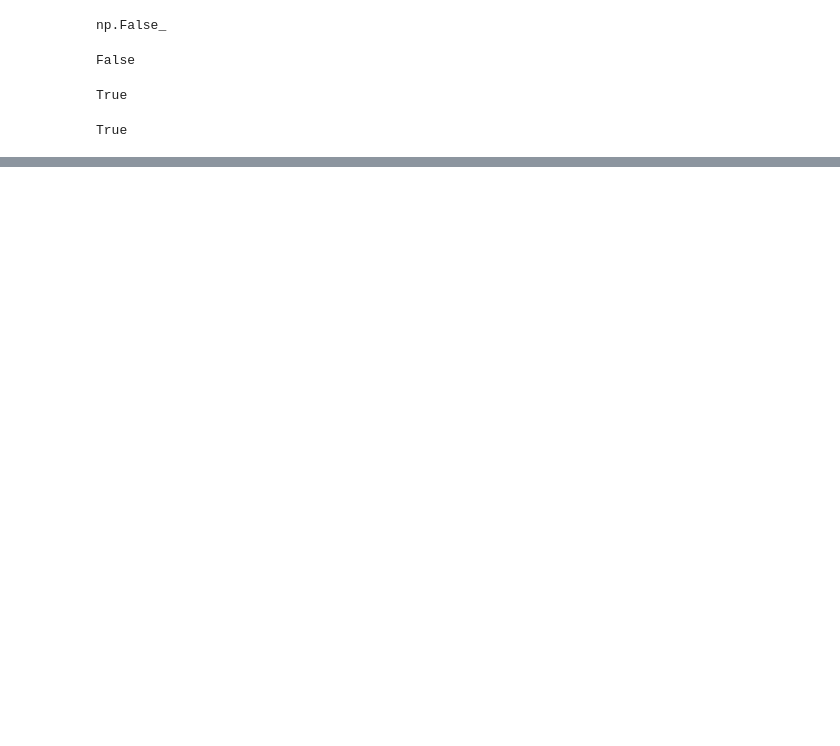
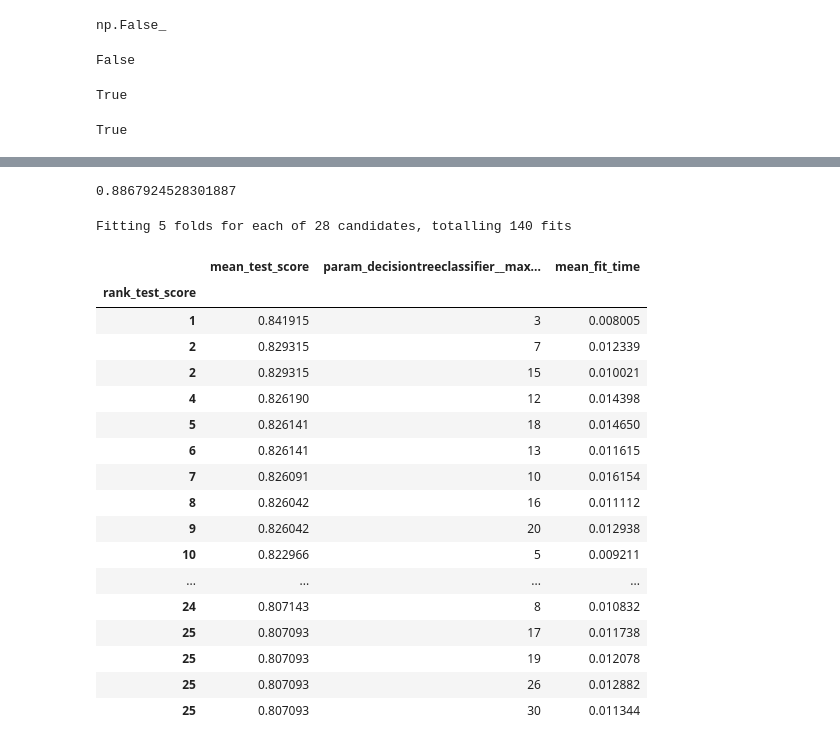
Before and after one commit to ricd99/nhl-test-2, a Jupyter notebook: eda.ipynb, the cells around one changed output, grey strips where cells are left out. Drawn from its saved outputs; the diff is of its cells as text; code cells hidden in the pictures; blank space fills up the shorter version.

Commit message:
grid search for dt

```diff
--- a/eda.ipynb
+++ b/eda.ipynb
@@ -291,0 +293,37 @@ plt.show()
+# %%
+test_pipe = make_pipeline(preprocessor, LogisticRegression())
+
+test_pipe.fit(X_train, y_train)
+test_score = test_pipe.score(X_test, y_test)
+# %%
+test_score
+# %% [output]
+0.8867924528301887
+# %%
+param_grid_dt = {
+    "decisiontreeclassifier__max_depth": np.arange(3, 31)
+}
+pipe_dt = make_pipeline(preprocessor, DecisionTreeClassifier())
+random_search_dt = GridSearchCV(pipe_dt, param_grid_dt, verbose=1, n_jobs=-1,) #grid search because small search space
+random_search_dt.fit(X_train, y_train)
+pd.DataFrame(random_search_dt.cv_results_)[["mean_test_score", "param_decisiontreeclassifier__max_depth", "mean_fit_time", "rank_test_score"]].set_index("rank_test_score").sort_index()
+# %% [output]
+Fitting 5 folds for each of 28 candidates, totalling 140 fits
+|  | mean_test_score | param_decisiontreeclassifier__max... | mean_fit_time |
+| rank_test_score |  |  |  |
+| 1 | 0.841915 | 3 | 0.008005 |
+| 2 | 0.829315 | 7 | 0.012339 |
+| 2 | 0.829315 | 15 | 0.010021 |
+| 4 | 0.826190 | 12 | 0.014398 |
+| 5 | 0.826141 | 18 | 0.014650 |
+| 6 | 0.826141 | 13 | 0.011615 |
+| 7 | 0.826091 | 10 | 0.016154 |
+| 8 | 0.826042 | 16 | 0.011112 |
+| 9 | 0.826042 | 20 | 0.012938 |
+| 10 | 0.822966 | 5 | 0.009211 |
+| ... | ... | ... | ... |
+| 24 | 0.807143 | 8 | 0.010832 |
+| 25 | 0.807093 | 17 | 0.011738 |
+| 25 | 0.807093 | 19 | 0.012078 |
+| 25 | 0.807093 | 26 | 0.012882 |
+| 25 | 0.807093 | 30 | 0.011344 |
```
Also changed, not shown: parts of 9 cells of this notebook.
